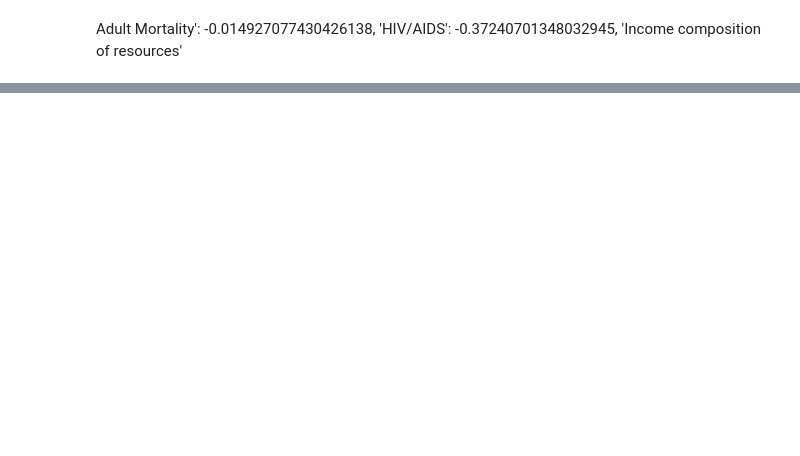
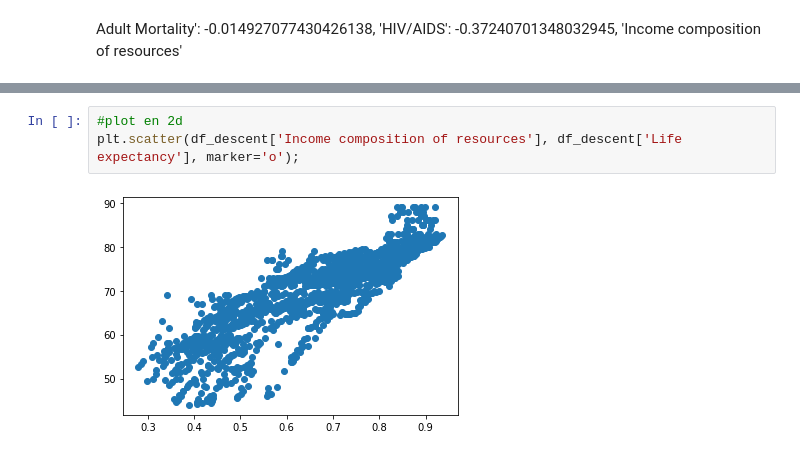
Before and after one commit to pablo15ruiz/ac-pr01, a Jupyter notebook: pr01.ipynb, the cells around one changed output, grey strips where cells are left out. Drawn from its saved outputs; the diff is of its cells as text; blank space fills up the shorter version.

```diff
--- a/pr01.ipynb
+++ b/pr01.ipynb
@@ -379,0 +423,5 @@ Adult Mortality': -0.014927077430426138,
+# %%
+#plot en 2d
+plt.scatter(df_descent['Income composition of resources'], df_descent['Life expectancy'], marker='o');
+# %% [output]
+[figure, added]
```
Also changed, not shown: parts of 11 cells of this notebook.
